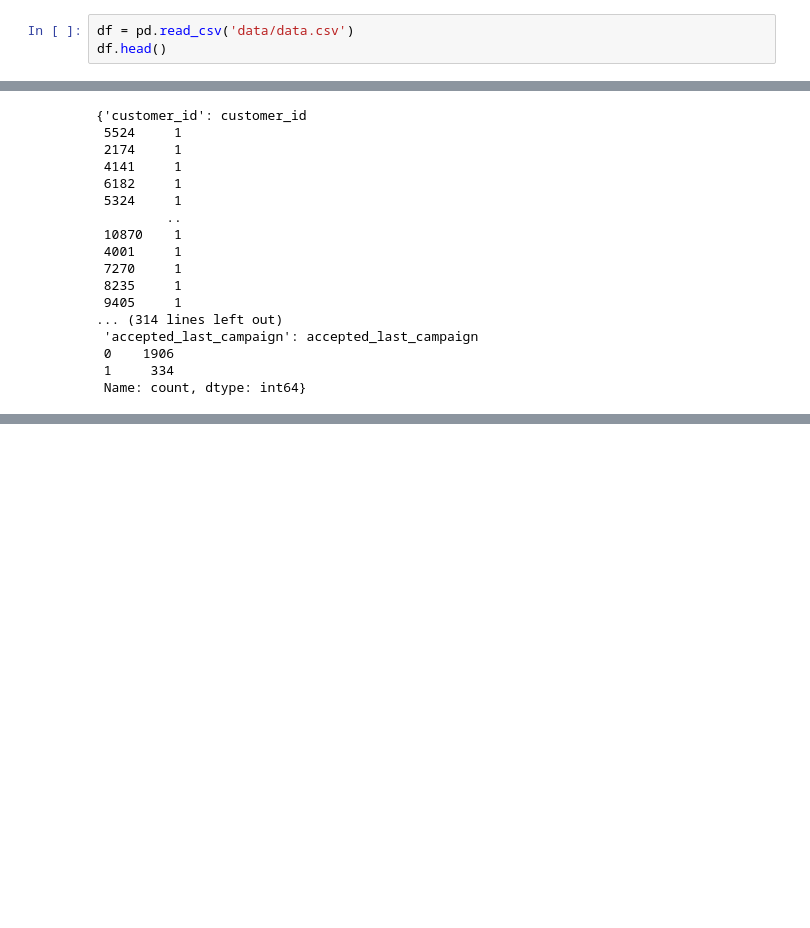
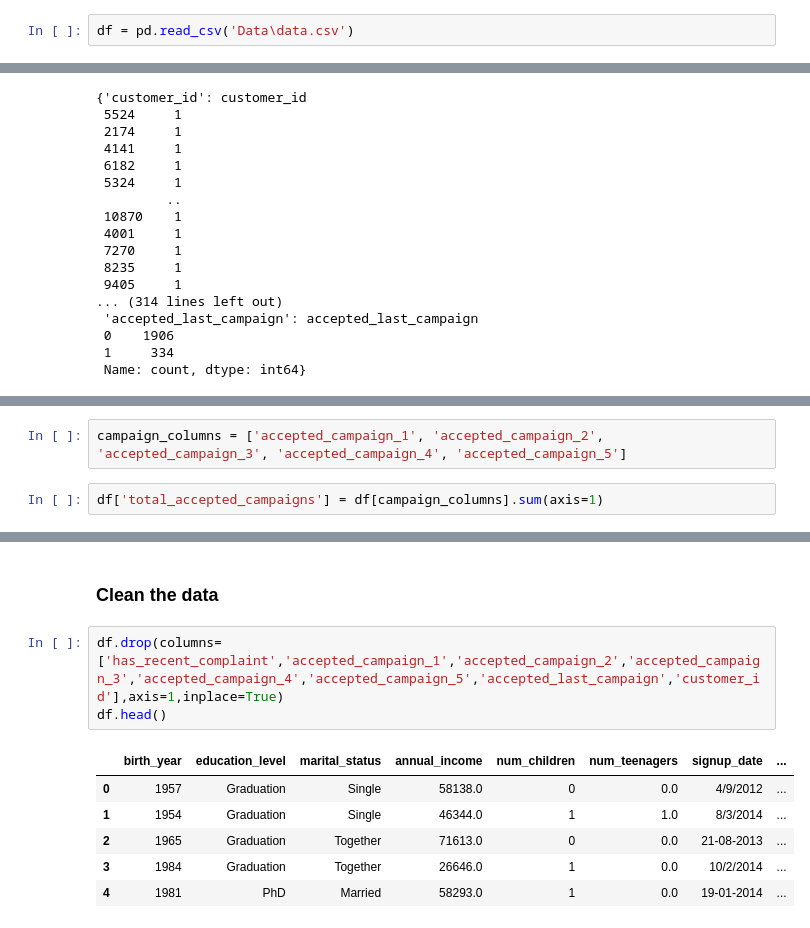
Before and after one commit to abdo-ghg/Retail-Buyer-Segmentation, a Jupyter notebook: project.ipynb, the cells around one changed output, grey strips where cells are left out. Cells and saved outputs as stored; diff of their text form; blank space fills up the shorter version.

Commit message:
Clean the data
feature extraction and handle the nulls and duplicates

```diff
--- a/project.ipynb
+++ b/project.ipynb
@@ -16,5 +16,4 @@ warnings.filterwarnings('ignore')
 # %% [markdown]
 # Data Overview
 # %%
-df = pd.read_csv('data/data.csv')
-df.head()
+df = pd.read_csv('Data\data.csv')
@@ -89,0 +94,4 @@ counts_all
+# %%
+campaign_columns = ['accepted_campaign_1', 'accepted_campaign_2', 'accepted_campaign_3', 'accepted_campaign_4', 'accepted_campaign_5']
+# %%
+df['total_accepted_campaigns'] = df[campaign_columns].sum(axis=1)
@@ -89,0 +108,12 @@ counts_all
+# %% [markdown]
+### Clean the data
+# %%
+df.drop(columns=['has_recent_complaint','accepted_campaign_1','accepted_campaign_2','accepted_campaign_3','accepted_campaign_4','accepted_campaign_5','accepted_last_campaign','customer_id'],axis=1,inplace=True)
+df.head()
+# %% [output]
+|  | birth_year | education_level | marital_status | annual_income | num_children | num_teenagers | signup_date | ... |
+| 0 | 1957 | Graduation | Single | 58138.0 | 0 | 0.0 | 4/9/2012 | ... |
+| 1 | 1954 | Graduation | Single | 46344.0 | 1 | 1.0 | 8/3/2014 | ... |
+| 2 | 1965 | Graduation | Together | 71613.0 | 0 | 0.0 | 21-08-2013 | ... |
+| 3 | 1984 | Graduation | Together | 26646.0 | 1 | 0.0 | 10/2/2014 | ... |
+| 4 | 1981 | PhD | Married | 58293.0 | 1 | 0.0 | 19-01-2014 | ... |
```
Also changed, not shown: parts of 17 cells of this notebook.
